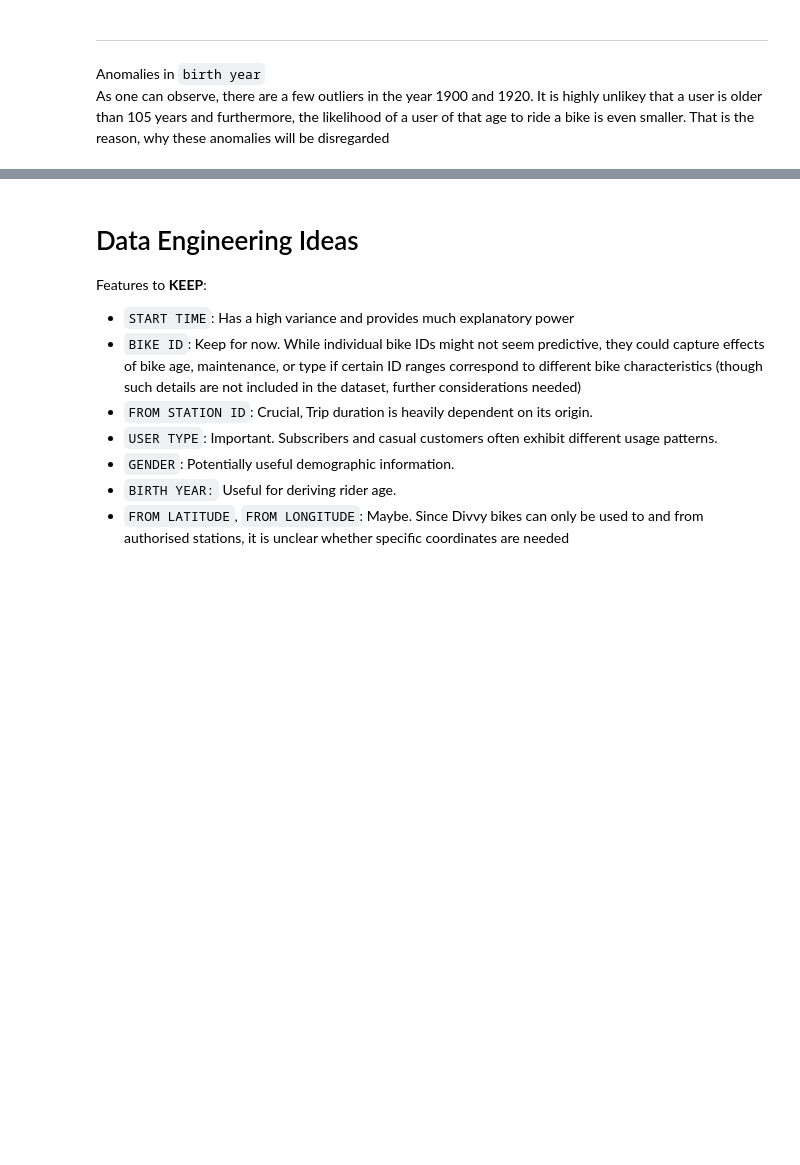
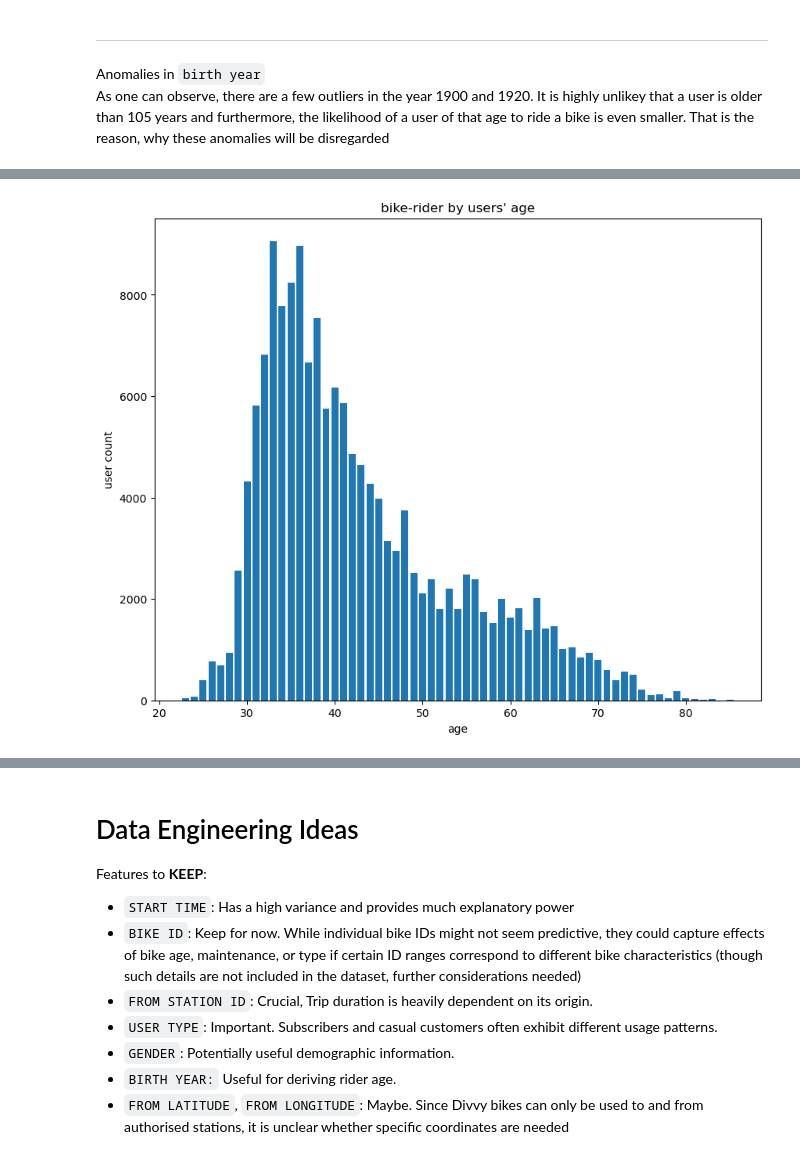
Before and after one commit to kbui-03/ChicagoBikeProject, a Jupyter notebook: Milestone_1.ipynb, the cells around one changed output, grey strips where cells are left out. Drawn from its saved outputs; the diff is of its cells as text; code cells hidden in the pictures; blank space fills up the shorter version.

Commit message:
birth year to age conversion

```diff
--- a/Milestone_1.ipynb
+++ b/Milestone_1.ipynb
@@ -80,3 +118,6 @@ As one can observe, there are a few outliers in the year 1900 and 1920. It is hi
 # %%
 # remove anomalies in bike data, all rows with birth year before 1940
 bike_clean_1 = bike_clean_1[bike_clean_1["BIRTH YEAR"] >= 1940]
+# %%
+# converting birth year to age
+bike_clean_1["AGE"] = (2025-bike_clean_1["BIRTH YEAR"]).astype(int)
@@ -83,15 +138,16 @@ bike_clean_1 = bike_clean_1[bike_clean_1["BIRTH YEAR"] >= 1940]
 # %%
-#distribution of birth year after clean up
-birth_year_counter = bike_clean_1["BIRTH YEAR"].astype(int).value_counts().sort_index()
+# distribution of age after clean up
+age_counter = bike_clean_1["AGE"].astype(int).value_counts().sort_index()
 
-plt.figure(figsize = (8,8))
-plt.bar(birth_year_counter.index, birth_year_counter.values)
-
-plt.xlabel("birth year")
+plt.figure(figsize = (10,8))
+plt.bar(age_counter.index, age_counter.values)
+plt.xlabel("age")
 plt.ylabel("user count")
-plt.title("bike-rider by users' birth year")
-plt.grid()
+plt.title("bike-rider by users' age")
+# plt.grid()
 plt.show()
+# %% [output]
+[figure, added]
 # %%
 bike_clean = bike_clean_1.drop(['TRIP ID', 'STOP TIME','FROM STATION NAME','TO STATION ID',
                                'TO STATION NAME','FROM LONGITUDE','FROM LATITUDE','TO LATITUDE',
```
Also changed, not shown: parts of 5 cells of this notebook.
